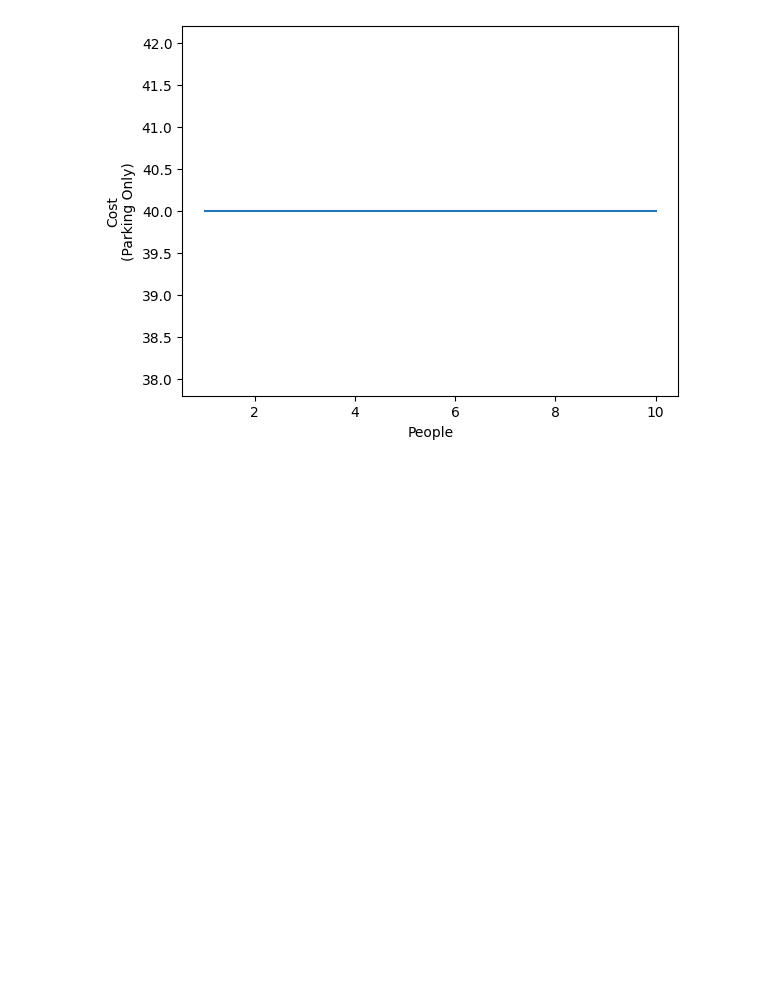
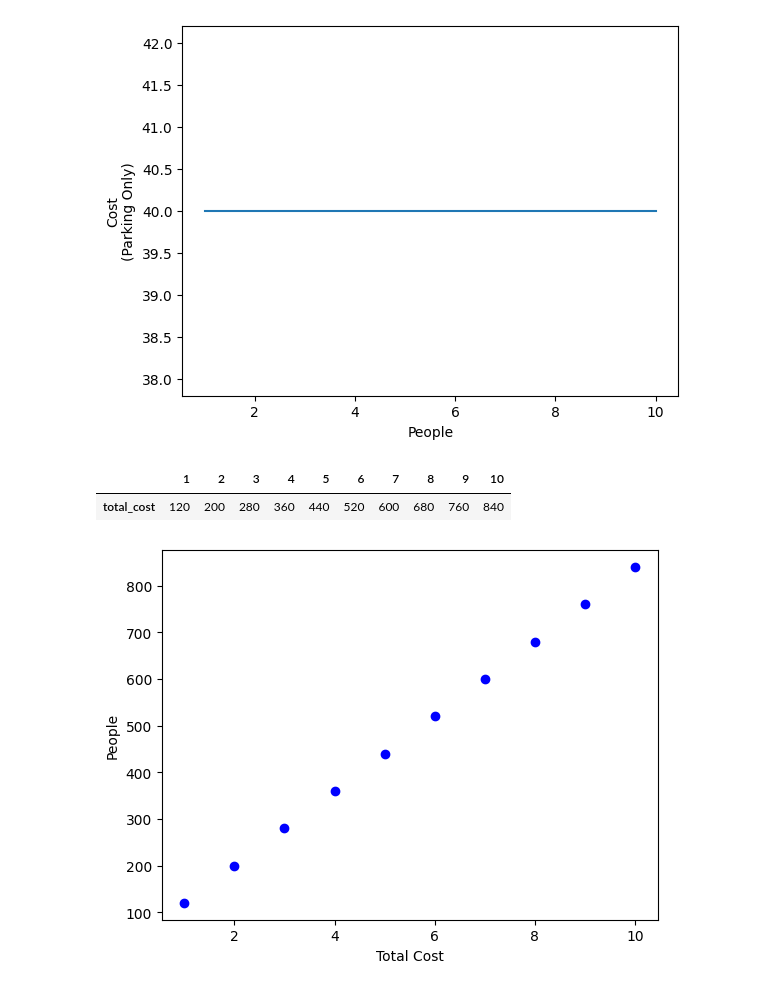
Before and after one commit to MATBckh22/MATB-STUDIOS, a Jupyter notebook: NumPy and matplotlib.ipynb, the cells around one changed output. Cells and saved outputs as stored; diff of their text form; code cells hidden in the pictures; blank space fills up the shorter version.

```diff
--- a/NumPy and matplotlib.ipynb
+++ b/NumPy and matplotlib.ipynb
@@ -127,3 +127,17 @@ ax.set_ylabel("Cost\n(Parking Only)")
 # %% [output]
 Text(0, 0.5, 'Cost\n(Parking Only)')
 [figure]
+# %%
+import pandas as pd
+
+total_cost = 80.0 * people + 40.0
+display(pd.DataFrame({'total_cost':total_cost.astype(int)}, index = people).T)
+ax = plt.gca()
+ax.plot(people, total_cost, 'bo')
+ax.set_xlabel("Total Cost")
+ax.set_ylabel("People")
+plt.show()
+# %% [output]
+|  | 1 | 2 | 3 | 4 | 5 | 6 | 7 | 8 | 9 | 10 |
+| total_cost | 120 | 200 | 280 | 360 | 440 | 520 | 600 | 680 | 760 | 840 |
+[figure, added]
```
Also changed, not shown: parts of 1 cell of this notebook.
